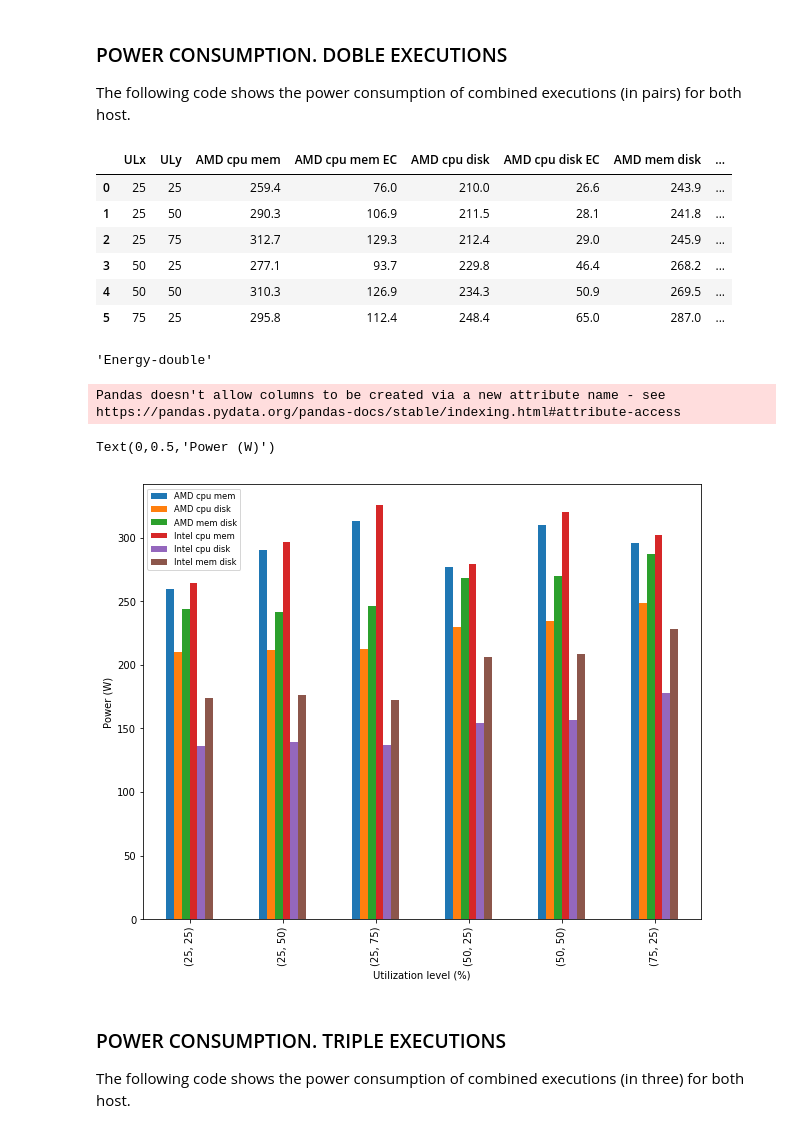
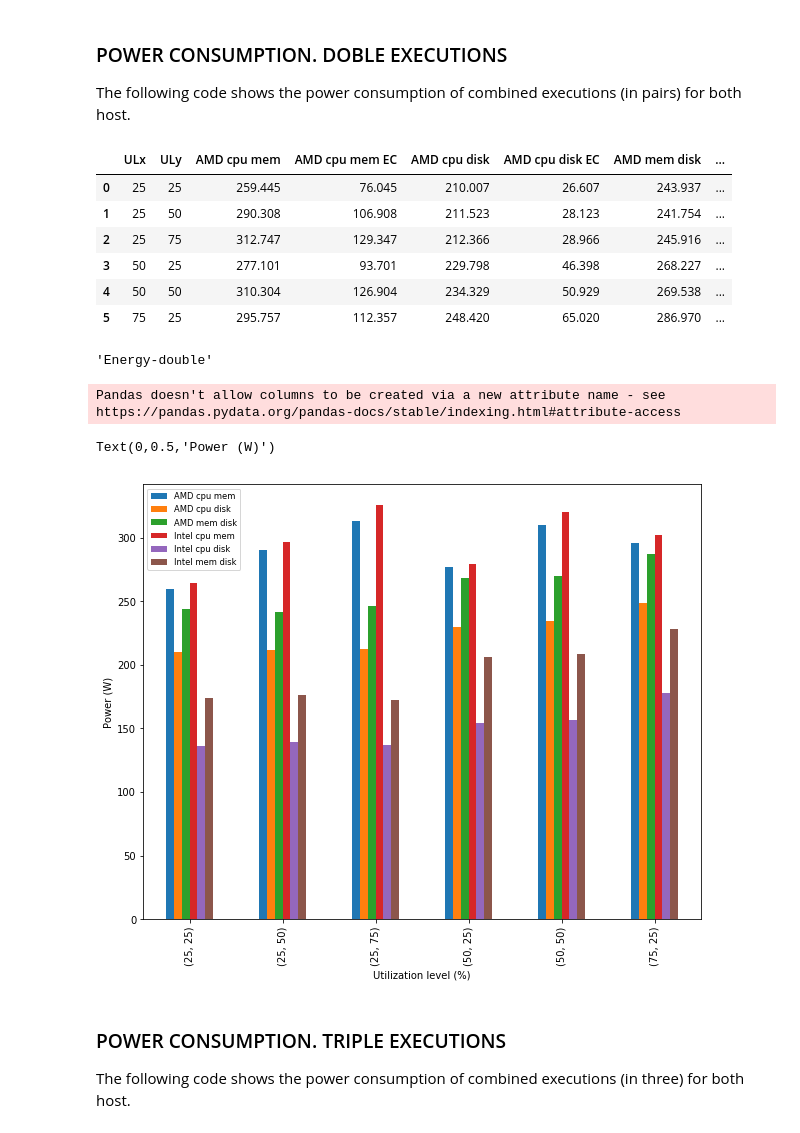
Before and after one commit to jonathan-murana/notebook, a Jupyter notebook: milab.ipynb, the cells around one changed output. Saved outputs shown, nothing was run; the diff lists cells and outputs as text; code cells hidden in the pictures.

```diff
--- a/milab.ipynb
+++ b/milab.ipynb
@@ -601,39 +606,41 @@ df_result = pd.concat([\
 
                     df_exe_energy_double_intel_pw_m2f1['power_average'],\
                        df_exe_energy_double_intel_pw_m2f1['power_average']-INTEL_IDLE_PC\
                    ],axis=1)
 
 
 df_result.columns = ['ULx',
                      'ULy',
                     'AMD cpu mem',
                      'AMD cpu mem EC',
                      'AMD cpu disk',
                      'AMD cpu disk EC',
                      'AMD mem disk',
                      'AMD mem disk EC',
                      'Intel cpu mem',
                      'Intel cpu mem EC',
                      'Intel cpu disk',
                      'Intel cpu disk EC',
                      'Intel mem disk',
                      'Intel mem disk EC']
 
 display (df_result,'Energy-double')
 aux = df_result.plot(x= ['ULx','ULy'],y=['AMD cpu mem', 'AMD cpu disk', 'AMD mem disk',\
                   'Intel cpu mem', 'Intel cpu disk', 'Intel mem disk'],kind='bar', figsize=(10, 8))
 
+df_double_result= df_result.copy()
+
 
 aux.set_xlabel("Utilization level (%)")
 aux.set_ylabel("Power (W)")
 # %% [output]
 |  | ULx | ULy | AMD cpu mem | AMD cpu mem EC | AMD cpu disk | AMD cpu disk EC | AMD mem disk | ... |
-| 0 | 25 | 25 | 259.4 | 76.0 | 210.0 | 26.6 | 243.9 | ... |
-| 1 | 25 | 50 | 290.3 | 106.9 | 211.5 | 28.1 | 241.8 | ... |
-| 2 | 25 | 75 | 312.7 | 129.3 | 212.4 | 29.0 | 245.9 | ... |
-| 3 | 50 | 25 | 277.1 | 93.7 | 229.8 | 46.4 | 268.2 | ... |
-| 4 | 50 | 50 | 310.3 | 126.9 | 234.3 | 50.9 | 269.5 | ... |
-| 5 | 75 | 25 | 295.8 | 112.4 | 248.4 | 65.0 | 287.0 | ... |
+| 0 | 25 | 25 | 259.445 | 76.045 | 210.007 | 26.607 | 243.937 | ... |
+| 1 | 25 | 50 | 290.308 | 106.908 | 211.523 | 28.123 | 241.754 | ... |
+| 2 | 25 | 75 | 312.747 | 129.347 | 212.366 | 28.966 | 245.916 | ... |
+| 3 | 50 | 25 | 277.101 | 93.701 | 229.798 | 46.398 | 268.227 | ... |
+| 4 | 50 | 50 | 310.304 | 126.904 | 234.329 | 50.929 | 269.538 | ... |
+| 5 | 75 | 25 | 295.757 | 112.357 | 248.420 | 65.020 | 286.970 | ... |
 'Energy-double'
 Pandas doesn't allow columns to be created via a new attribute name - see https://pandas.pydata.org/pandas-docs/stable/indexing.html#attribute-access
 Text(0,0.5,'Power (W)')
```
Also changed, not shown: parts of 17 cells of this notebook.
